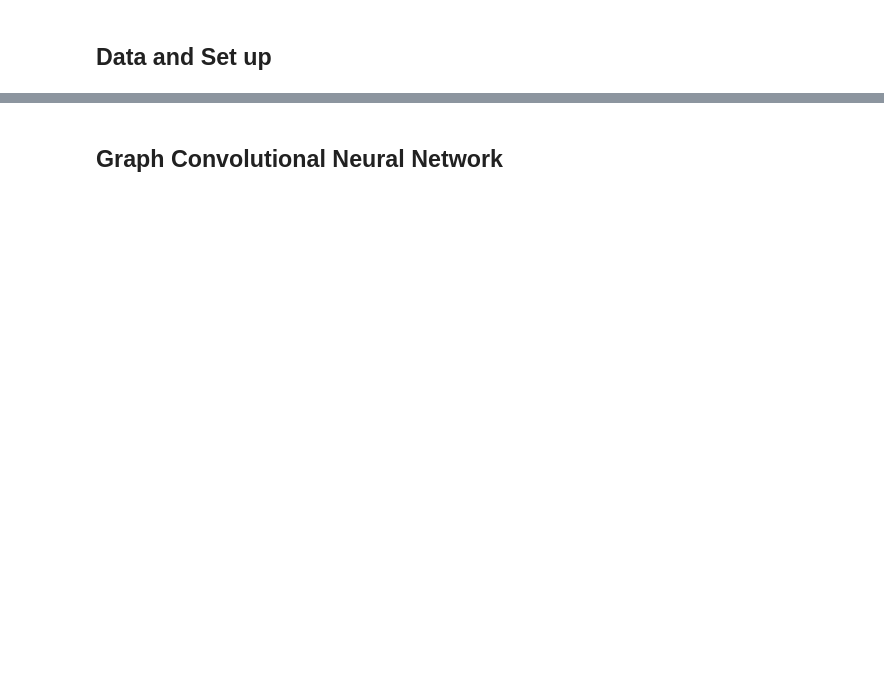
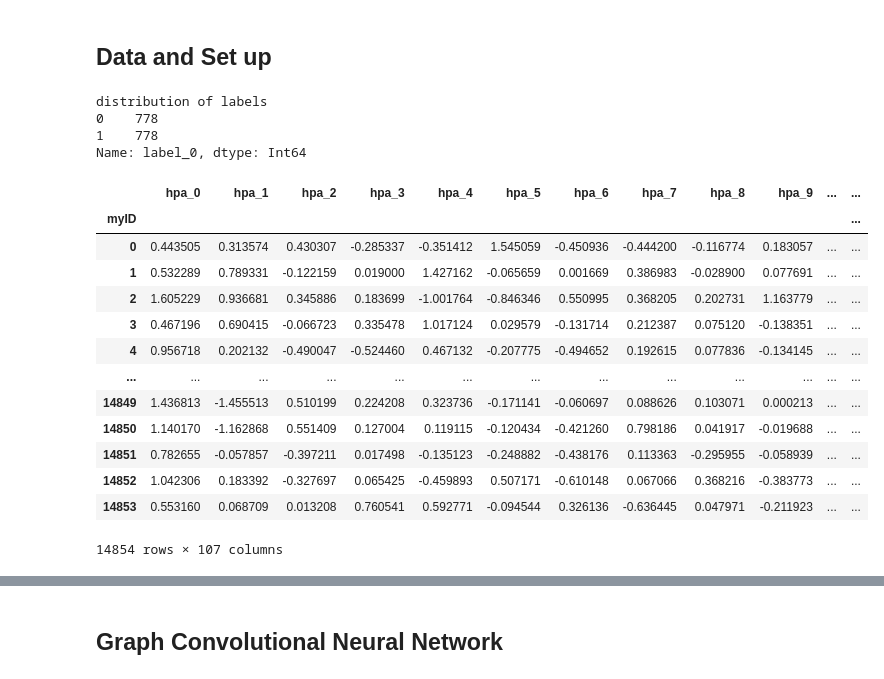
Before and after one commit to Awni00/GNN-gene-disease-association, a Jupyter notebook: modeling_gnn.ipynb, the cells around one changed output, grey strips where cells are left out. Drawn from its saved outputs; the diff is of its cells as text; code cells hidden in the pictures; blank space fills up the shorter version.

```diff
--- a/modeling_gnn.ipynb
+++ b/modeling_gnn.ipynb
@@ -34,0 +42,63 @@ import wandb
+# %%
+# read dataset
+node_data_path = f'data/{graph_used}_graph/final_nodeonly_node_data_{graph_used}_v1.csv'
+node_dataset = pd.read_csv(node_data_path, index_col=0)
+
+# assert that all genes in dataset are unique
+assert(node_dataset.index.duplicated().sum() == 0)
+
+# create mapping to 0-based index map
+genes = node_dataset.index.to_numpy()
+gene_id_dict = {ensembl: idx for idx, ensembl in enumerate(genes)}
+
+# map ID's in node dataset
+myID = node_dataset.index.map(gene_id_dict).rename('myID')
+node_dataset.insert(loc=0, column='myID', value=myID)
+node_dataset = node_dataset.reset_index().set_index('myID')
+node_dataset.drop(columns=['ensembl'], inplace=True)
+# %%
+# PROCESS LABELS
+
+# read labels
+labels = pd.read_csv(f'data/{graph_used}_graph/labels_thres0,02_trials_{graph_used}.csv', index_col=0)
+
+# drop label columns from node_dataset
+label_cols_drop = ['gda_score', 'gda_score_thres0.01', 'gda_score_thres0.02',
+              'gda_score_thres0.03', 'gda_score_thres0.04', 'gda_score_thres0.05']
+node_dataset.drop(columns=label_cols_drop, inplace=True)
+
+# map Ensmebl index to myID in labels dataset
+myID = labels.index.map(gene_id_dict).rename('myID')
+labels.insert(loc=0, column='myID', value=myID)
+labels = labels.reset_index().set_index('myID')
+labels.drop(columns=['ensembl'], inplace=True)
+
+# convert type
+num_label_trials = 100
+for label_col in [f'label_{i}' for i in range(num_label_trials)]:
+    labels[label_col] = labels[label_col].astype('Int32')
+
+print('\ndistribution of labels')
+print(labels['label_0'].value_counts())
+# %% [output]
+distribution of labels
+0    778
+1    778
+Name: label_0, dtype: Int64
+# %%
+node_dataset
+# %% [output]
+|  | hpa_0 | hpa_1 | hpa_2 | hpa_3 | hpa_4 | hpa_5 | hpa_6 | hpa_7 | hpa_8 | hpa_9 | ... | ... |
+| myID |  |  |  |  |  |  |  |  |  |  |  | ... |
+| 0 | 0.443505 | 0.313574 | 0.430307 | -0.285337 | -0.351412 | 1.545059 | -0.450936 | -0.444200 | -0.116774 | 0.183057 | ... | ... |
+| 1 | 0.532289 | 0.789331 | -0.122159 | 0.019000 | 1.427162 | -0.065659 | 0.001669 | 0.386983 | -0.028900 | 0.077691 | ... | ... |
+| 2 | 1.605229 | 0.936681 | 0.345886 | 0.183699 | -1.001764 | -0.846346 | 0.550995 | 0.368205 | 0.202731 | 1.163779 | ... | ... |
+| 3 | 0.467196 | 0.690415 | -0.066723 | 0.335478 | 1.017124 | 0.029579 | -0.131714 | 0.212387 | 0.075120 | -0.138351 | ... | ... |
+| 4 | 0.956718 | 0.202132 | -0.490047 | -0.524460 | 0.467132 | -0.207775 | -0.494652 | 0.192615 | 0.077836 | -0.134145 | ... | ... |
+| ... | ... | ... | ... | ... | ... | ... | ... | ... | ... | ... | ... | ... |
+| 14849 | 1.436813 | -1.455513 | 0.510199 | 0.224208 | 0.323736 | -0.171141 | -0.060697 | 0.088626 | 0.103071 | 0.000213 | ... | ... |
+| 14850 | 1.140170 | -1.162868 | 0.551409 | 0.127004 | 0.119115 | -0.120434 | -0.421260 | 0.798186 | 0.041917 | -0.019688 | ... | ... |
+| 14851 | 0.782655 | -0.057857 | -0.397211 | 0.017498 | -0.135123 | -0.248882 | -0.438176 | 0.113363 | -0.295955 | -0.058939 | ... | ... |
+| 14852 | 1.042306 | 0.183392 | -0.327697 | 0.065425 | -0.459893 | 0.507171 | -0.610148 | 0.067066 | 0.368216 | -0.383773 | ... | ... |
+| 14853 | 0.553160 | 0.068709 | 0.013208 | 0.760541 | 0.592771 | -0.094544 | 0.326136 | -0.636445 | 0.047971 | -0.211923 | ... | ... |
+14854 rows × 107 columns
```
Also changed, not shown: parts of 26 cells of this notebook.
